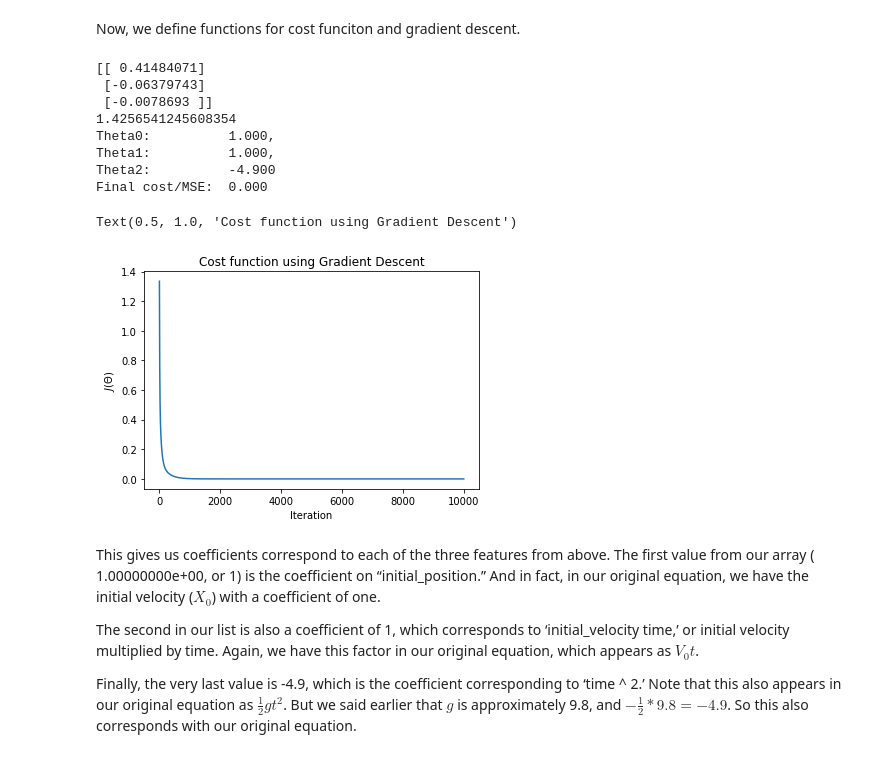
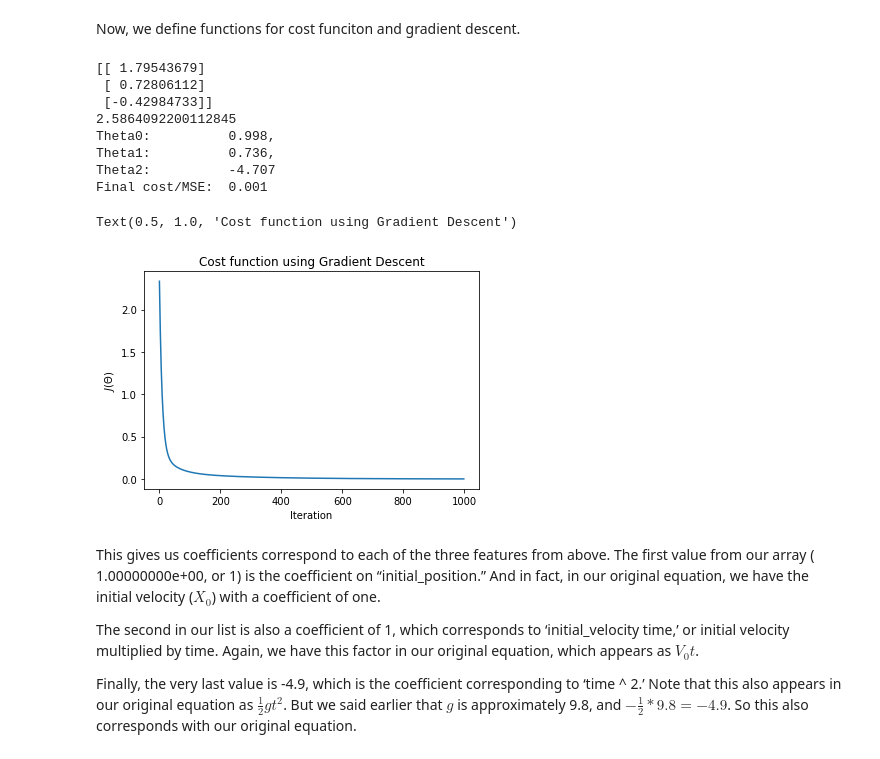
Before and after one commit to Plutooooo/hku_phys3151_2022, a Jupyter notebook: multivariate-linear-regression/to_model_and_reveal_the_force_of_gravity.ipynb, the cells around one changed output. Drawn from its saved outputs; the diff is of its cells as text; code cells hidden in the pictures.

```diff
--- a/multivariate-linear-regression/to_model_and_reveal_the_force_of_gravity.ipynb
+++ b/multivariate-linear-regression/to_model_and_reveal_the_force_of_gravity.ipynb
@@ -110,33 +128,33 @@ def gradient_descent(X,y,theta,alpha,iterations):
     return theta, cost_history, theta_history
 # %%
 alpha =0.1
-n_iter = 10000
+n_iter = 1000
 
 theta = np.random.randn(3,1)
 print(theta)
 
 print(computeCost(theta,x,y))
 
 theta,cost_history,theta_history = gradient_descent(x,y,theta,alpha,n_iter)
 
 print('Theta0:          {:0.3f},\nTheta1:          {:0.3f},\nTheta2:          {:0.3f}'.format(theta[0][0],theta[1][0],theta[2][0]))
 print('Final cost/MSE:  {:0.3f}'.format(cost_history[-1]))
 
 plt.plot(cost_history)
 plt.xlabel("Iteration")
 plt.ylabel("$J(\Theta)$")
 plt.title("Cost function using Gradient Descent")
 # %% [output]
-[[ 0.41484071]
- [-0.06379743]
- [-0.0078693 ]]
-1.4256541245608354
-Theta0:          1.000,
-Theta1:          1.000,
-Theta2:          -4.900
-Final cost/MSE:  0.000
+[[ 1.79543679]
+ [ 0.72806112]
+ [-0.42984733]]
+2.5864092200112845
+Theta0:          0.998,
+Theta1:          0.736,
+Theta2:          -4.707
+Final cost/MSE:  0.001
 Text(0.5, 1.0, 'Cost function using Gradient Descent')
-[figure, old version]
+[figure, new version]
 # %% [markdown]
 This gives us coefficients correspond to each of the three features from above. The first value from our array ( 1.00000000e+00, or 1) is the coefficient on “initial_position.” And in fact, in our original equation, we have the initial velocity ($X_{0}$) with a coefficient of one.
 
```
Also changed, not shown: parts of 5 cells of this notebook.
